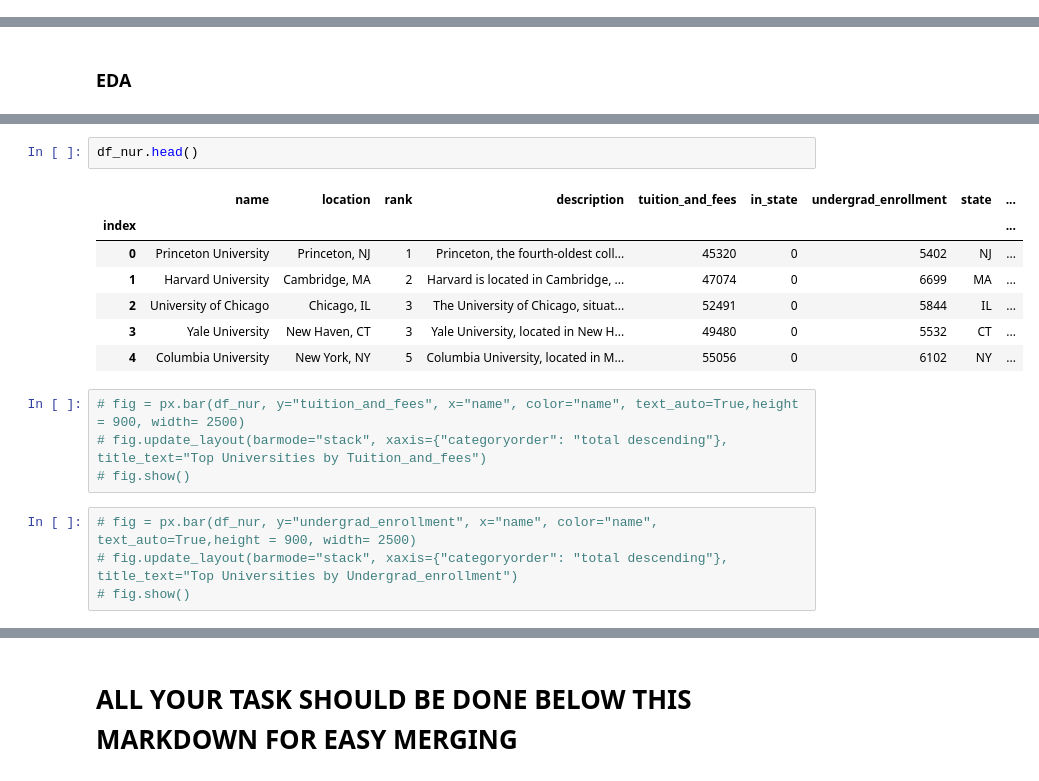
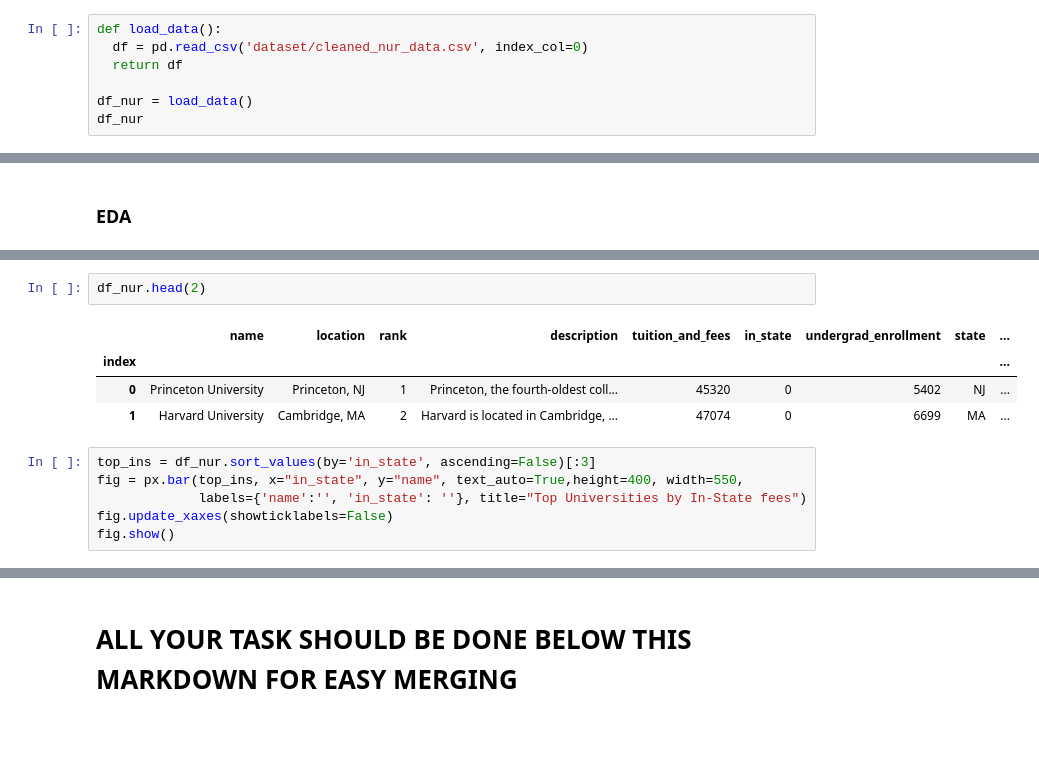
Before and after one commit to TelRich/National-University-Ranking-App, a Jupyter notebook: nur.ipynb, the cells around one changed output, grey strips where cells are left out. Cells and saved outputs as stored; diff of their text form; blank space fills up the shorter version.

```diff
--- a/nur.ipynb
+++ b/nur.ipynb
@@ -199,0 +205,7 @@ df_nur.head()
+# %%
+def load_data():
+  df = pd.read_csv('dataset/cleaned_nur_data.csv', index_col=0)
+  return df
+
+df_nur = load_data()
+df_nur
@@ -348,18 +383,13 @@ fig.show()
 # %%
-df_nur.head()
+df_nur.head(2)
 # %% [output]
 |  | name | location | rank | description | tuition_and_fees | in_state | undergrad_enrollment | state | ... |
 | index |  |  |  |  |  |  |  |  | ... |
 | 0 | Princeton University | Princeton, NJ | 1 | Princeton, the fourth-oldest coll... | 45320 | 0 | 5402 | NJ | ... |
 | 1 | Harvard University | Cambridge, MA | 2 | Harvard is located in Cambridge, ... | 47074 | 0 | 6699 | MA | ... |
-| 2 | University of Chicago | Chicago, IL | 3 | The University of Chicago, situat... | 52491 | 0 | 5844 | IL | ... |
-| 3 | Yale University | New Haven, CT | 3 | Yale University, located in New H... | 49480 | 0 | 5532 | CT | ... |
-| 4 | Columbia University | New York, NY | 5 | Columbia University, located in M... | 55056 | 0 | 6102 | NY | ... |
-# %%
-# fig = px.bar(df_nur, y="tuition_and_fees", x="name", color="name", text_auto=True,height = 900, width= 2500)
-# fig.update_layout(barmode="stack", xaxis={"categoryorder": "total descending"}, title_text="Top Universities by Tuition_and_fees")
-# fig.show()
-# %%
-# fig = px.bar(df_nur, y="undergrad_enrollment", x="name", color="name", text_auto=True,height = 900, width= 2500)
-# fig.update_layout(barmode="stack", xaxis={"categoryorder": "total descending"}, title_text="Top Universities by Undergrad_enrollment")
-# fig.show()
+# %%
+top_ins = df_nur.sort_values(by='in_state', ascending=False)[:3]
+fig = px.bar(top_ins, x="in_state", y="name", text_auto=True,height=400, width=550,
+             labels={'name':'', 'in_state': ''}, title="Top Universities by In-State fees")
+fig.update_xaxes(showticklabels=False)
+fig.show()
```
Also changed, not shown: parts of 6 cells of this notebook.
